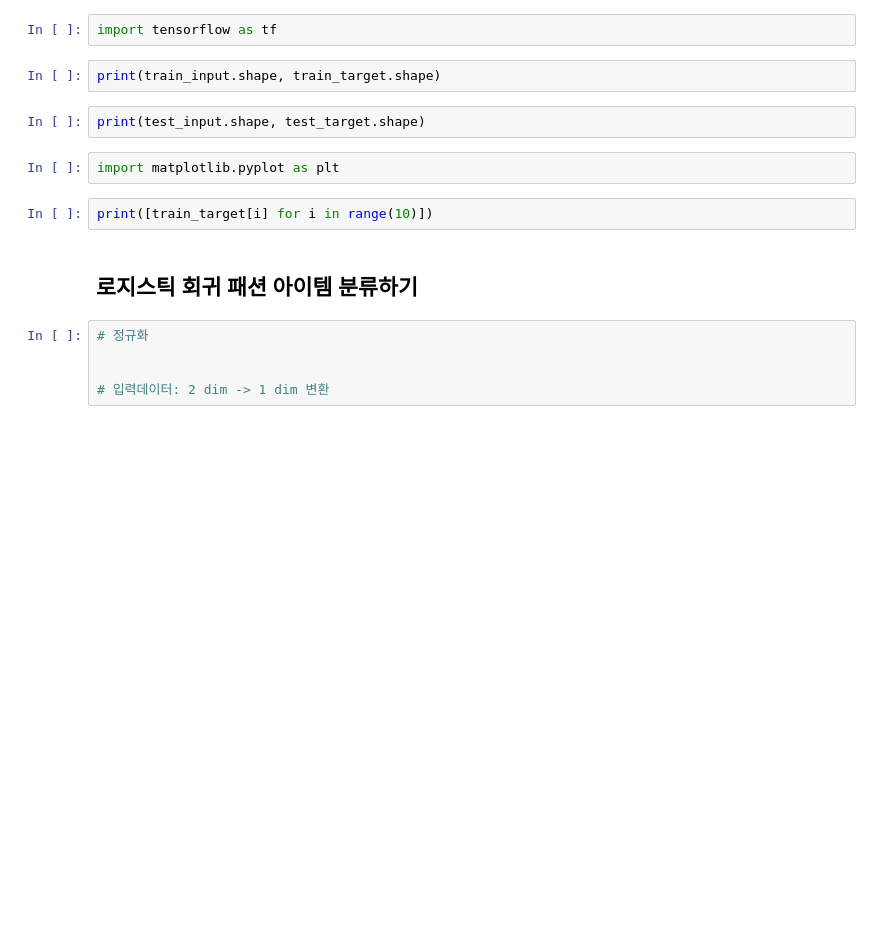
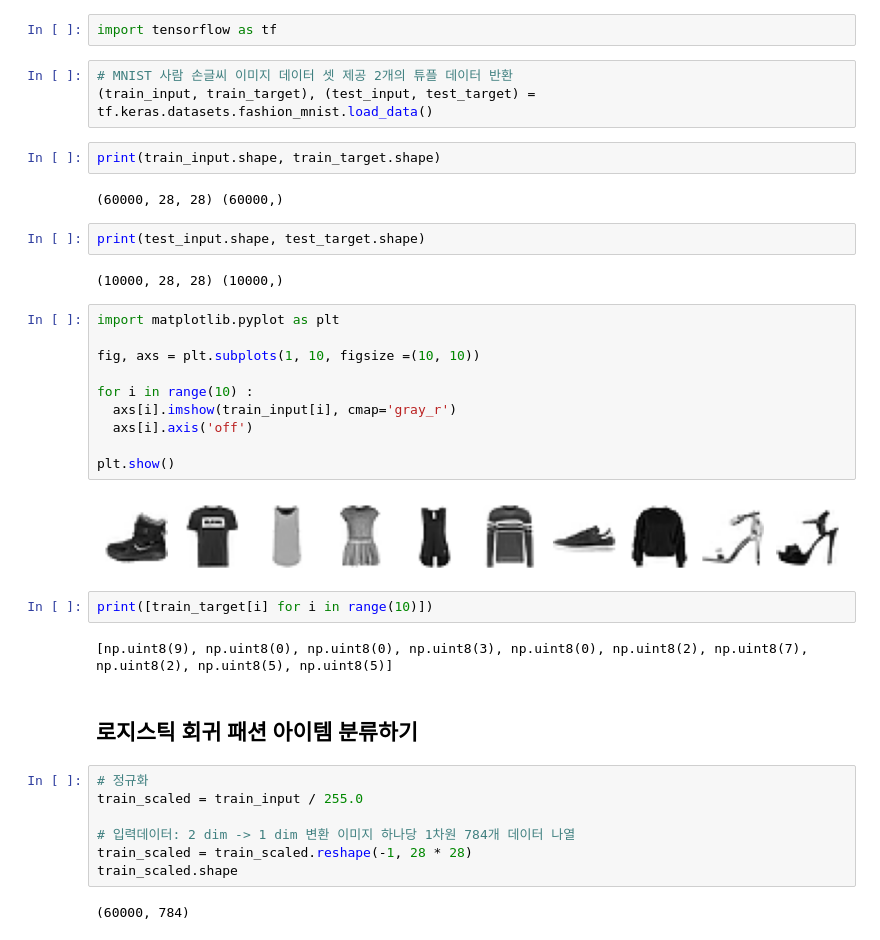
Before and after one commit to hyun5739975/deeplearning, a Jupyter notebook: ch12-1_fashionMNIST_LogisticReression.ipynb, the cells around one changed output. Saved outputs shown, nothing was run; the diff lists cells and outputs as text; blank space fills up the shorter version.

```diff
--- a/ch12-1_fashionMNIST_LogisticReression.ipynb
+++ b/ch12-1_fashionMNIST_LogisticReression.ipynb
@@ -1,19 +1,42 @@
 # %%
 import tensorflow as tf
+# %%
+# MNIST 사람 손글씨 이미지 데이터 셋 제공 2개의 튜플 데이터 반환
+(train_input, train_target), (test_input, test_target) = tf.keras.datasets.fashion_mnist.load_data()
 # %%
 print(train_input.shape, train_target.shape)
+# %% [output]
+(60000, 28, 28) (60000,)
 # %%
 print(test_input.shape, test_target.shape)
+# %% [output]
+(10000, 28, 28) (10000,)
 # %%
 import matplotlib.pyplot as plt
+
+fig, axs = plt.subplots(1, 10, figsize =(10, 10))
+
+for i in range(10) :
+  axs[i].imshow(train_input[i], cmap='gray_r')
+  axs[i].axis('off')
+
+plt.show()
+# %% [output]
+[figure, added]
 # %%
 print([train_target[i] for i in range(10)])
+# %% [output]
+[np.uint8(9), np.uint8(0), np.uint8(0), np.uint8(3), np.uint8(0), np.uint8(2), np.uint8(7), np.uint8(2), np.uint8(5), np.uint8(5)]
 # %% [markdown]
 ## 로지스틱 회귀 패션 아이템 분류하기
 # %%
 # 정규화
+train_scaled = train_input / 255.0
 
-
-# 입력데이터: 2 dim -> 1 dim 변환
+# 입력데이터: 2 dim -> 1 dim 변환 이미지 하나당 1차원 784개 데이터 나열
+train_scaled = train_scaled.reshape(-1, 28 * 28)
+train_scaled.shape
+# %% [output]
+(60000, 784)
 # %%
 import numpy as np
```
Also changed, not shown: parts of 1 cell of this notebook, 4 other files.
